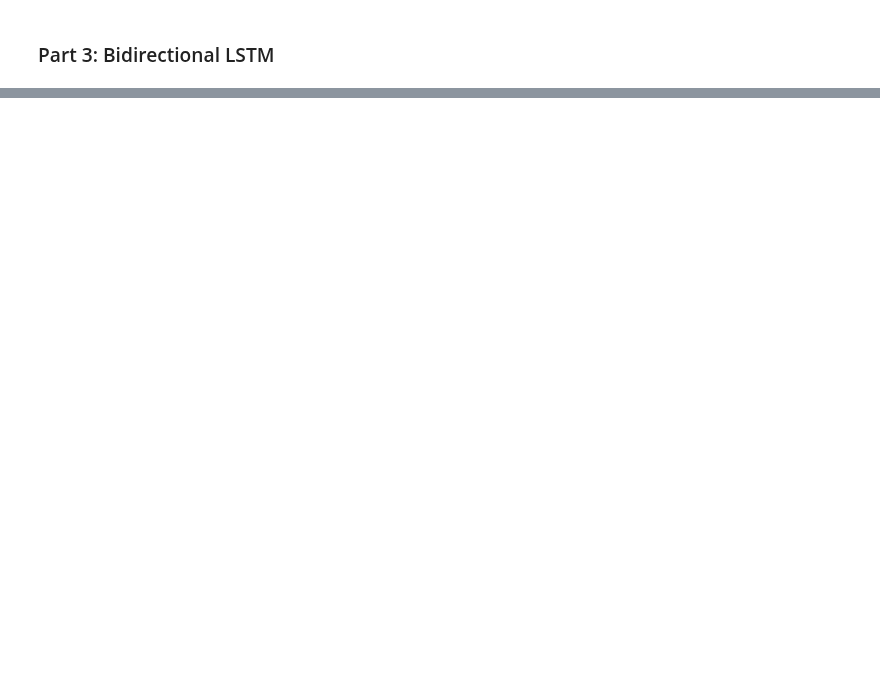
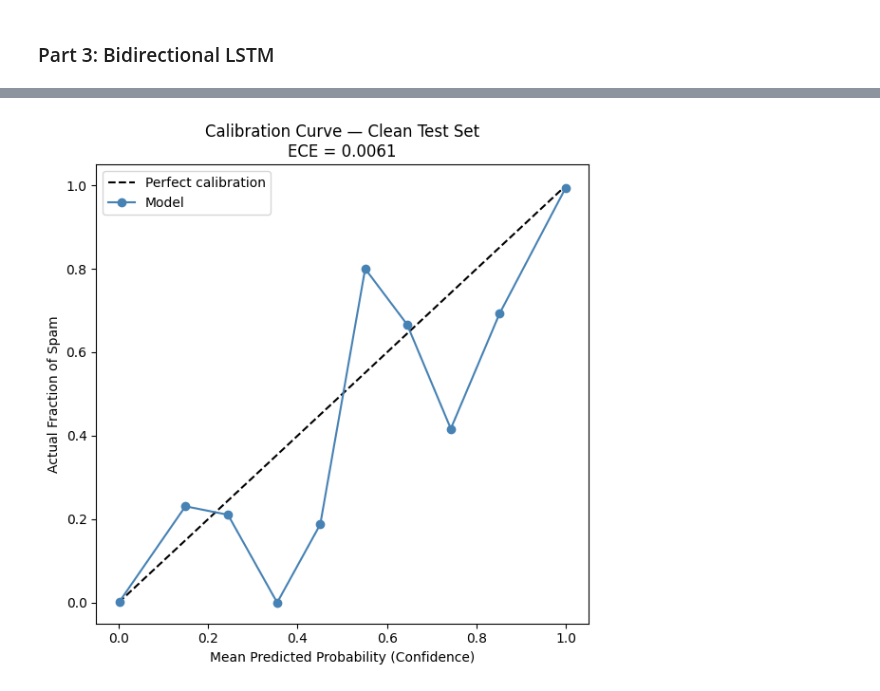
Before and after one commit to eggr0ll/ann_spam_detection, a Jupyter notebook: ANNFinalProject.ipynb, the cells around one changed output, grey strips where cells are left out. Drawn from its saved outputs; the diff is of its cells as text; code cells hidden in the pictures; blank space fills up the shorter version.

```diff
--- a/ANNFinalProject.ipynb
+++ b/ANNFinalProject.ipynb
@@ -51,9 +51,10 @@ print(f"Rows after dropping nulls:  {len(df)}")
 
 def minimal_clean(text):
     # Remove HTML tags
-    text = BeautifulSoup(text, 'html.parser').get_text()
+    text = BeautifulSoup(text, 'html.parser').get_text(separator=' ')
     # Collapse newlines/tabs/extra spaces into a single space
     text = re.sub(r'\s+', ' ', text).strip()
+    text = re.sub(r'escape\w+', '', text)
     # Lowercase
     text = text.lower()
     return text
@@ -988,0 +1551,6 @@ The model performed worse with frozen embeddings because GLoVe was trained on ne
+# %%
+from tensorflow.keras.models import load_model
+
+model_bilstm_attn = load_model("model_bilstm_attn.keras", safe_mode=False)
+explain_model     = load_model("explain_model.keras", safe_mode=False)
+print("Models loaded.")
@@ -988,0 +2133,75 @@ The model performed worse with frozen embeddings because GLoVe was trained on ne
+# %%
+import numpy as np
+import matplotlib.pyplot as plt
+
+def compute_ece(y_true, y_prob, n_bins=10):
+    """
+    Compute Expected Calibration Error (ECE).
+    Bins predictions by confidence, then measures average gap
+    between predicted confidence and actual accuracy per bin.
+    """
+    bins = np.linspace(0, 1, n_bins + 1)
+    ece = 0.0
+    n = len(y_true)
+
+    for b in range(n_bins):
+        # Find predictions that fall in this bin
+        in_bin = (y_prob >= bins[b]) & (y_prob < bins[b + 1])
+        if in_bin.sum() == 0:
+            continue
+
+        # Accuracy and confidence for this bin
+        acc_bin  = y_true[in_bin].mean()       # actual proportion of spam in bin
+        conf_bin = y_prob[in_bin].mean()        # average predicted probability in bin
+        size_bin = in_bin.sum()
+
+        # Weighted contribution to ECE
+        ece += (size_bin / n) * abs(acc_bin - conf_bin)
+
+    return ece
+
+
+def plot_calibration(y_true, y_prob, n_bins=10, title='Calibration Curve'):
+    """
+    Plot reliability diagram (calibration curve).
+    Perfect calibration = points on the diagonal.
+    """
+    bins = np.linspace(0, 1, n_bins + 1)
+    bin_centers = []
+    bin_accs    = []
+
+    for b in range(n_bins):
+        in_bin = (y_prob >= bins[b]) & (y_prob < bins[b + 1])
+        if in_bin.sum() == 0:
+            continue
+        bin_centers.append(y_prob[in_bin].mean())
+        bin_accs.append(y_true[in_bin].mean())
+
+    ece = compute_ece(y_true, y_prob, n_bins)
+
+    plt.figure(figsize=(6, 6))
+    plt.plot([0, 1], [0, 1], 'k--', label='Perfect calibration')
+    plt.plot(bin_centers, bin_accs, 'o-', color='steelblue', label='Model')
+    plt.xlabel('Mean Predicted Probability (Confidence)')
+    plt.ylabel('Actual Fraction of Spam')
+    plt.title(f'{title}\nECE = {ece:.4f}')
+    plt.legend()
+    plt.tight_layout()
+    plt.show()
+
+    return ece
+
+
+# ── Run on clean test set ─────────────────────────────────────────────────────
+y_true = np.array(y_test)
+y_prob = y_pred_prob_bilstm_attn  # already computed earlier
+
+ece_clean = plot_calibration(y_true, y_prob, title='Calibration Curve — Clean Test Set')
+print(f"ECE (Clean): {ece_clean:.4f}")
+
+# ── Run on adversarial test set ───────────────────────────────────────────────
+ece_adv = plot_calibration(y_true, y_pred_adv_prob_bilstm_attn,
+                            title='Calibration Curve — Adversarial Test Set')
+print(f"ECE (Adversarial): {ece_adv:.4f}")
+# %% [output]
+[figure, added]
```
Also changed, not shown: parts of 23 cells of this notebook.
